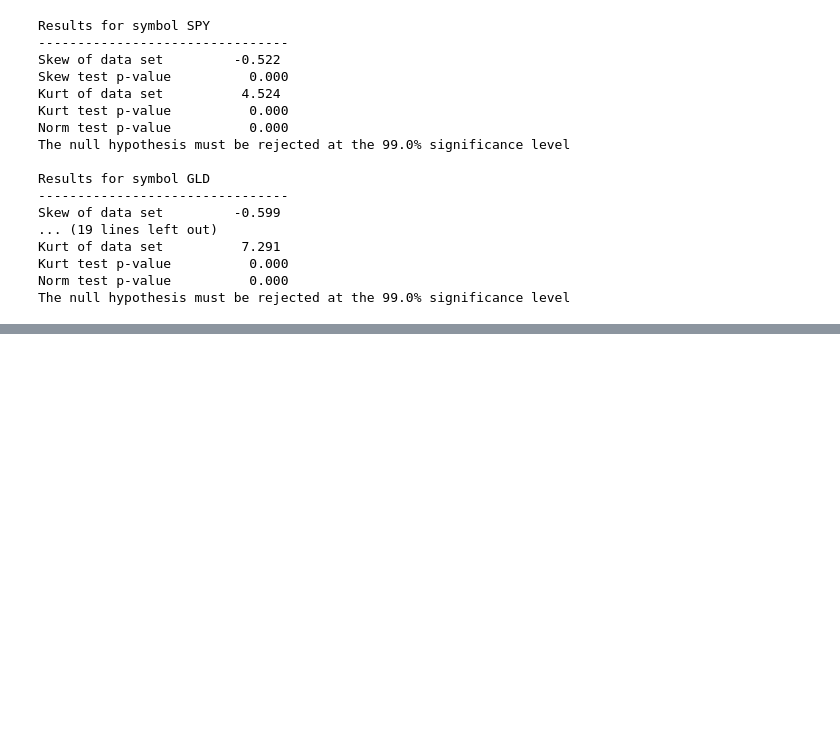
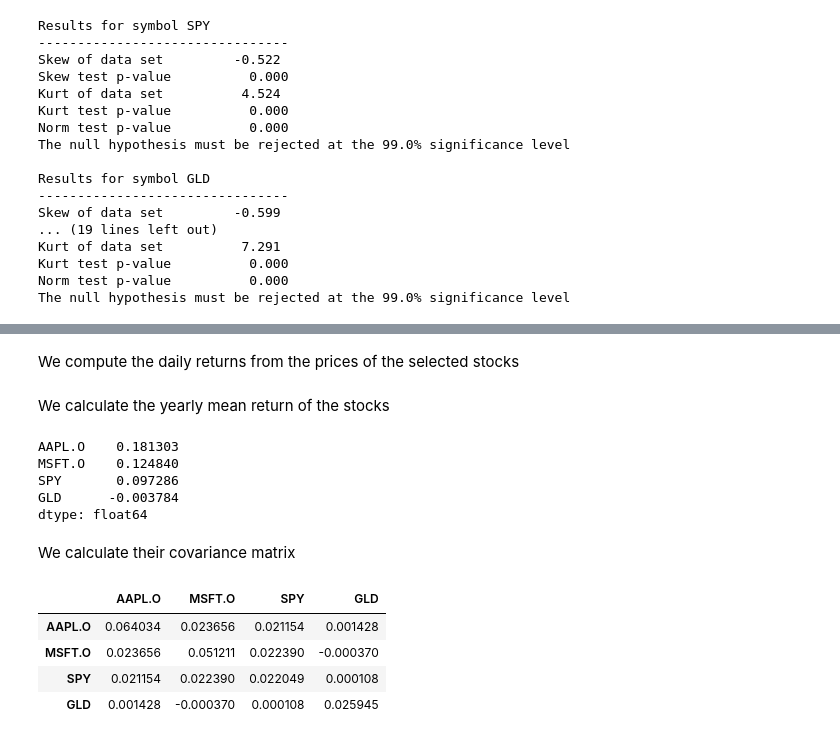
Before and after one commit to luigiselmi/finstat, a Jupyter notebook: hilpisch/ch13_statistics.ipynb, the cells around one changed output, grey strips where cells are left out. Drawn from its saved outputs; the diff is of its cells as text; code cells hidden in the pictures; blank space fills up the shorter version.

```diff
--- a/hilpisch/ch13_statistics.ipynb
+++ b/hilpisch/ch13_statistics.ipynb
@@ -344,0 +350,4 @@ The null hypothesis must be rejected at the 99.0% significance level
+# %%
+filename = 'source/tr_eikon_eod_data.csv'
+with open(filename, 'r') as f:
+    print(f.readlines()[:5])
@@ -344,0 +356,3 @@ The null hypothesis must be rejected at the 99.0% significance level
+# %%
+raw = pd.read_csv(filename, index_col=0, parse_dates=True)
+raw.head(3)
@@ -344,0 +365,27 @@ The null hypothesis must be rejected at the 99.0% significance level
+# %% [markdown]
+We compute the daily returns from the prices of the selected stocks
+# %%
+symbols = ['AAPL.O', 'MSFT.O', 'SPY', 'GLD']
+data = raw[symbols]
+rets = np.log(data / data.shift(1))
+# %% [markdown]
+We calculate the yearly mean return of the stocks
+# %%
+num_trading_days = 252
+rets.mean() * num_trading_days
+# %% [output]
+AAPL.O    0.181303
+MSFT.O    0.124840
+SPY       0.097286
+GLD      -0.003784
+dtype: float64
+# %% [markdown]
+We calculate their covariance matrix
+# %%
+rets.cov() * num_trading_days
+# %% [output]
+|  | AAPL.O | MSFT.O | SPY | GLD |
+| AAPL.O | 0.064034 | 0.023656 | 0.021154 | 0.001428 |
+| MSFT.O | 0.023656 | 0.051211 | 0.022390 | -0.000370 |
+| SPY | 0.021154 | 0.022390 | 0.022049 | 0.000108 |
+| GLD | 0.001428 | -0.000370 | 0.000108 | 0.025945 |
```
Also changed, not shown: parts of 19 cells of this notebook.
